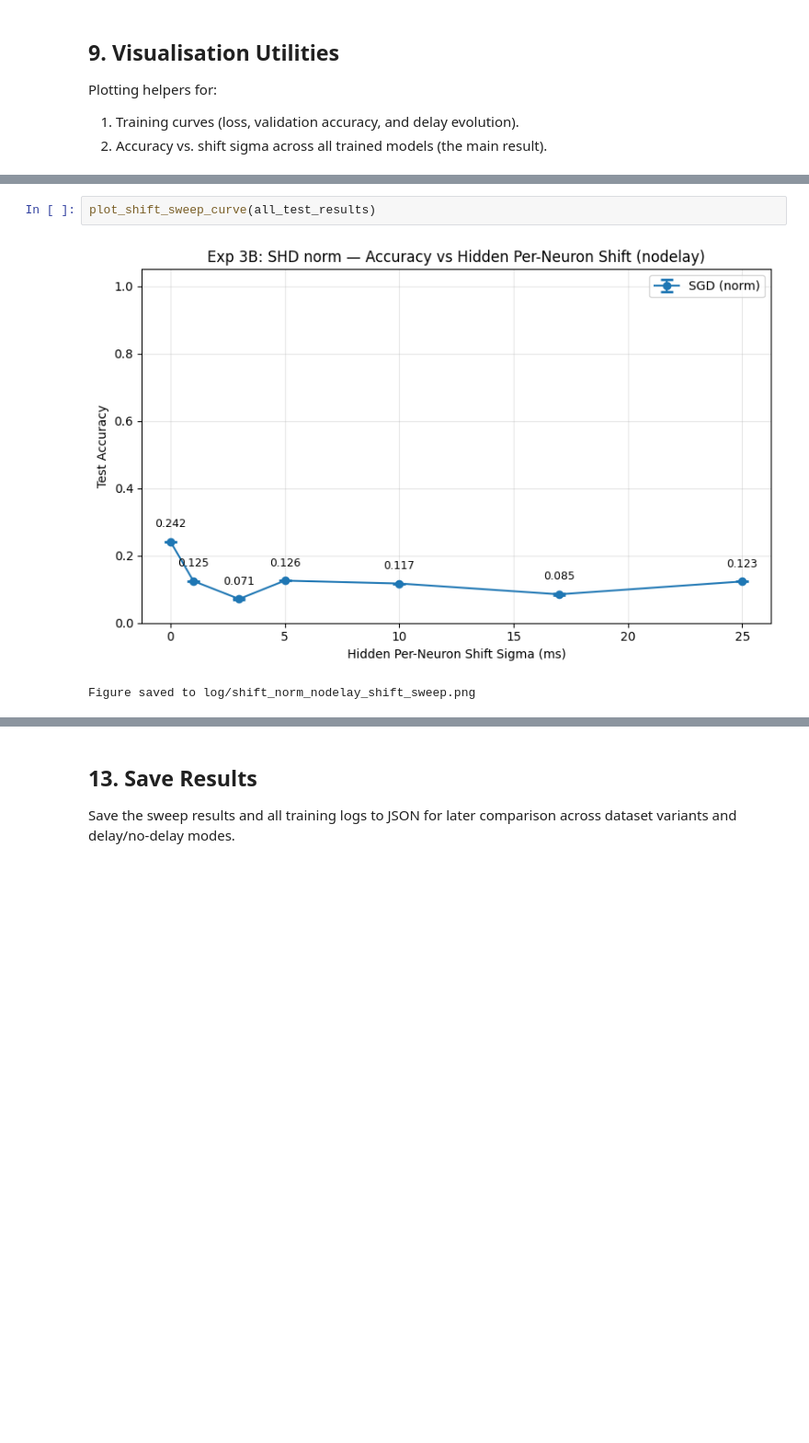
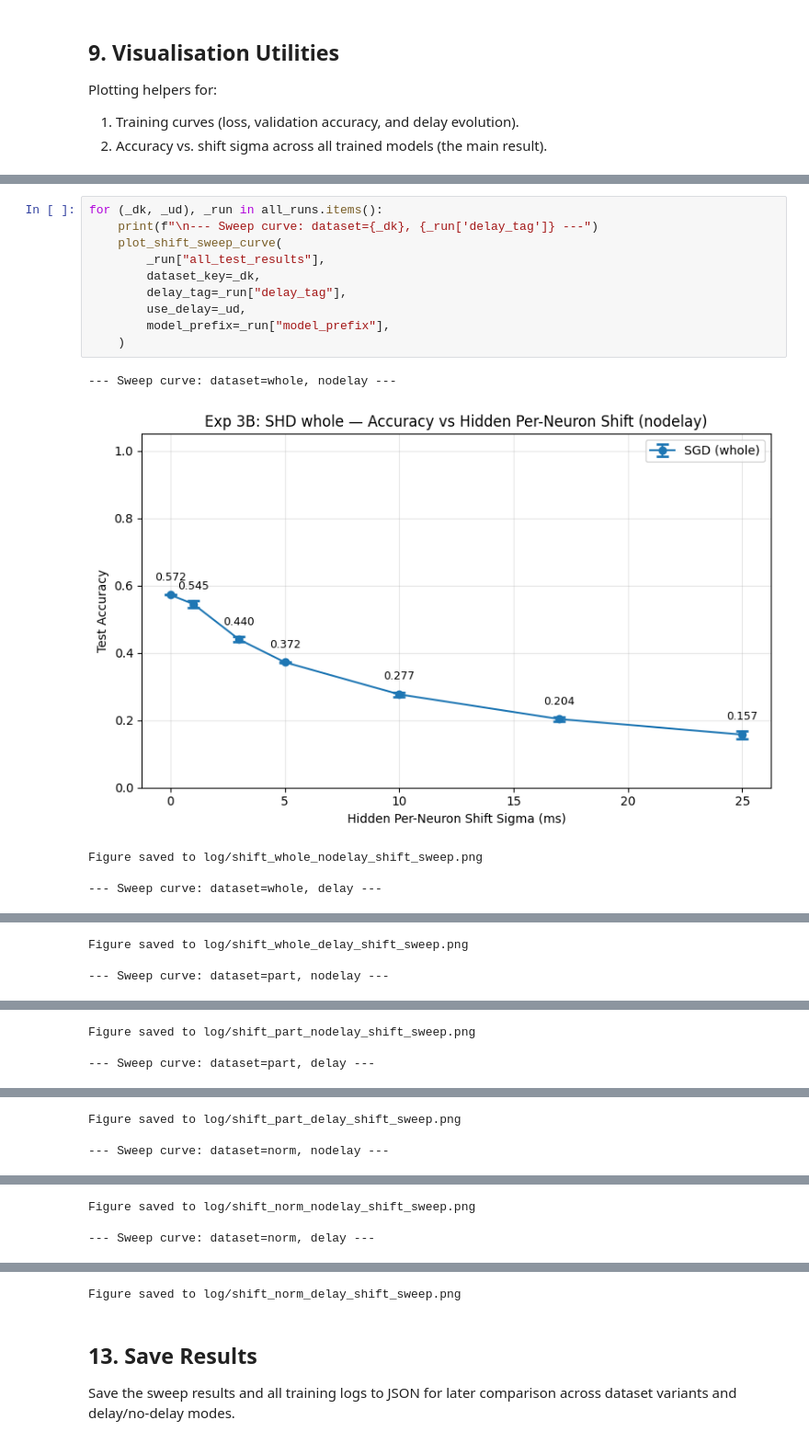
Before and after one commit to Laaaaack/beyond-beyond-rate, a Jupyter notebook: my_project/code/perturbation/shift/shift_train.ipynb, the cells around one changed output, grey strips where cells are left out. Shown at 92% size. Cells and saved outputs as stored; diff of their text form; blank space fills up the shorter version.

```diff
--- a/my_project/code/perturbation/shift/shift_train.ipynb
+++ b/my_project/code/perturbation/shift/shift_train.ipynb
@@ -934,5 +1120,16 @@ all trained models.
-# %%
-plot_shift_sweep_curve(all_test_results)
-# %% [output]
-[figure, removed]
-Figure saved to log/shift_norm_nodelay_shift_sweep.png
+# %%
+for (_dk, _ud), _run in all_runs.items():
+    print(f"\n--- Sweep curve: dataset={_dk}, {_run['delay_tag']} ---")
+    plot_shift_sweep_curve(
+        _run["all_test_results"],
+        dataset_key=_dk,
+        delay_tag=_run["delay_tag"],
+        use_delay=_ud,
+        model_prefix=_run["model_prefix"],
+    )
+# %% [output]
+--- Sweep curve: dataset=whole, nodelay ---
+[figure, added]
+Figure saved to log/shift_whole_nodelay_shift_sweep.png
+
+--- Sweep curve: dataset=whole, delay ---
@@ -938,0 +1137,3 @@ Figure saved to log/shift_norm_nodelay_shift_sweep.png
+Figure saved to log/shift_whole_delay_shift_sweep.png
+
+--- Sweep curve: dataset=part, nodelay ---
@@ -938,0 +1141,3 @@ Figure saved to log/shift_norm_nodelay_shift_sweep.png
+Figure saved to log/shift_part_nodelay_shift_sweep.png
+
+--- Sweep curve: dataset=part, delay ---
@@ -938,0 +1145,3 @@ Figure saved to log/shift_norm_nodelay_shift_sweep.png
+Figure saved to log/shift_part_delay_shift_sweep.png
+
+--- Sweep curve: dataset=norm, nodelay ---
@@ -938,0 +1149,3 @@ Figure saved to log/shift_norm_nodelay_shift_sweep.png
+Figure saved to log/shift_norm_nodelay_shift_sweep.png
+
+--- Sweep curve: dataset=norm, delay ---
@@ -939,3 +1153,4 @@ Figure saved to log/shift_norm_nodelay_shift_sweep.png
+Figure saved to log/shift_norm_delay_shift_sweep.png
 # %% [markdown]
 ## 13. Save Results
 
```
Also changed, not shown: parts of 23 cells of this notebook, 51 other files.
